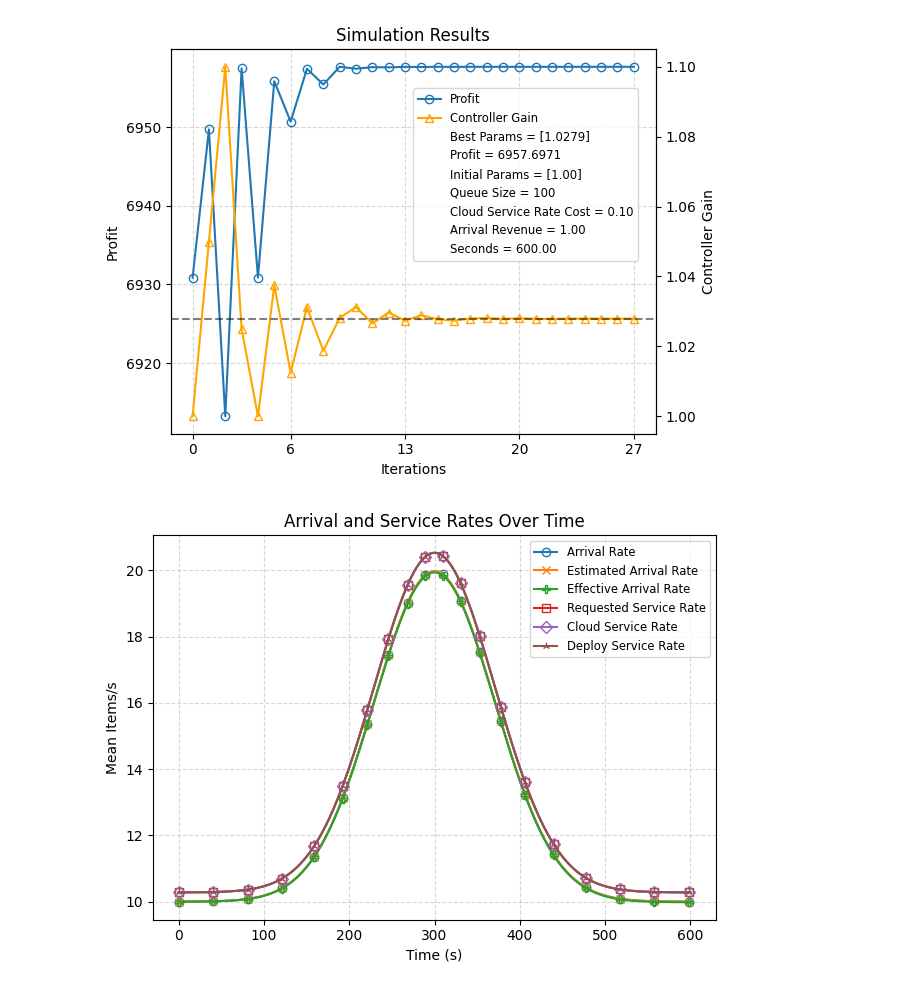
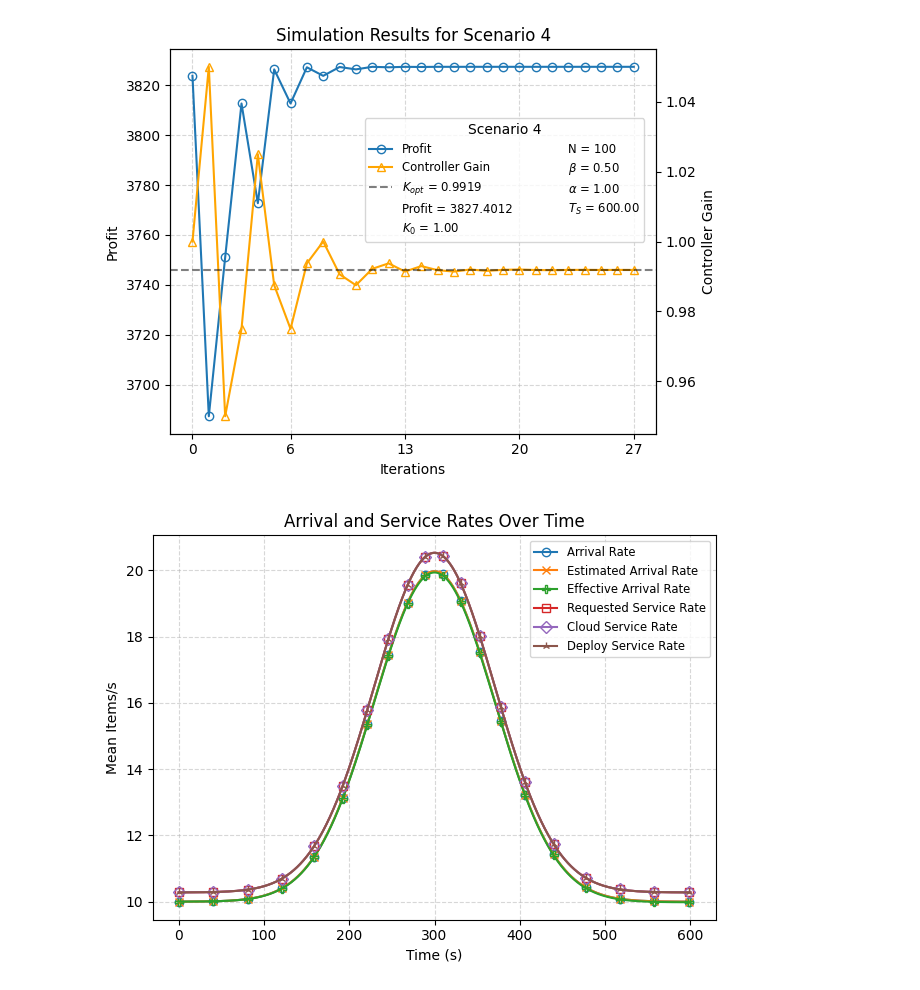
Before and after one commit to lucasbanunes/CPS767-monte-carlo-algorithms, a Jupyter notebook: project/plot_simulation.ipynb, the cells around one changed output. Saved outputs shown, nothing was run; the diff lists cells and outputs as text; code cells hidden in the pictures.

```diff
--- a/project/plot_simulation.ipynb
+++ b/project/plot_simulation.ipynb
@@ -31,0 +7,3 @@ queue_size_prob_100: float64
+# %%
+markevery=500
+results_dir = Path('simulation_results')
@@ -32,40 +33,45 @@ queue_size_prob_100: float64
 # %%
-def add_hyperparameters(ax):
-    best_controller_params_txt = ', '.join(f'{p:.4f}' for p in optimized_control_results.best_controller_params)
-    lines = ax.plot([], [], ' ', label=f'Best Params = [{best_controller_params_txt}]')
-    lines += ax.plot([], [], ' ', label=f'Profit = {-optimized_control_results.best_cost:.4f}')
-    initial_controller_params_txt = ', '.join(f'{p:.2f}' for p in optimized_control_results.initial_controller_params)
-    lines += ax.plot([], [], ' ', label=f'Initial Params = [{initial_controller_params_txt}]')
-    lines += ax.plot([], [], ' ', label=f'Queue Size = {optimized_control_results.queue_size}')
-    lines += ax.plot([], [], ' ', label=f'Cloud Service Rate Cost = {optimized_control_results.cloud_service_rate_cost:.2f}')
-    lines += ax.plot([], [], ' ', label=f'Arrival Revenue = {optimized_control_results.arrival_rate_revenue:.2f}')
-    lines += ax.plot([], [], ' ', label=f'Seconds = {optimized_control_results.seconds:.2f}')
+def add_hyperparameters(ax, results: OptimizedControlResults):
+    # best_controller_params_txt = ', '.join(f'{p:.4f}' for p in results.best_controller_params)
+    # lines = ax.plot([], [], ' ', label=rf'$K_{{opt}}$ = {best_controller_params_txt}')
+    lines = ax.plot([], [], ' ', label=f'Profit = {-results.best_cost:.4f}')
+    initial_controller_params_txt = ', '.join(f'{p:.2f}' for p in results.initial_controller_params)
+    lines += ax.plot([], [], ' ', label=f'$K_{{0}}$ = {initial_controller_params_txt}')
+    lines += ax.plot([], [], ' ', label=f'N = {results.queue_size}')
+    lines += ax.plot([], [], ' ', label=f'$\\beta$ = {results.cloud_service_rate_cost:.2f}')
+    lines += ax.plot([], [], ' ', label=f'$\\alpha$ = {results.arrival_rate_revenue:.2f}')
+    lines += ax.plot([], [], ' ', label=f'$T_S$ = {results.seconds:.2f}')
     return lines
 # %%
+plot_scenario = 4
 fig, ax = plt.subplots()
 ax.grid(linestyle='--', alpha=0.5)
-lines = ax.plot(-optimized_control_results.costs, label='Profit',
+lines = ax.plot(-scenarios[plot_scenario]['results'].costs, label='Profit',
                 markerfacecolor='None', marker='o')
 twinx = ax.twinx()
-lines += twinx.plot(optimized_control_results.controller_params[:, 0],
+lines += twinx.plot(scenarios[plot_scenario]['results'].controller_params[:, 0],
                     label='Controller Gain', color='orange',
                     marker='^', markerfacecolor='None')
-twinx.axhline(optimized_control_results.best_controller_params[0], linestyle='--', color='k', alpha=.5)
+lines.append(twinx.axhline(scenarios[plot_scenario]['results'].best_controller_params[0],
+                           linestyle='--', color='k', alpha=.5,
+                           label=f'$K_{{opt}}$ = {scenarios[plot_scenario]['results'].best_controller_params[0]:.4f}'))
 ax.set(
-    title='Simulation Results',
+    title=f'Simulation Results for Scenario {plot_scenario}',
     xlabel='Iterations',
     ylabel='Profit',
-    xticks=np.linspace(0, len(optimized_control_results.costs) - 1, 5,
+    xticks=np.linspace(0, len(scenarios[plot_scenario]['results'].costs) - 1, 5,
                        dtype=int),
 )
 twinx.set_ylabel('Controller Gain')
-lines += add_hyperparameters(ax)
+lines += add_hyperparameters(ax, scenarios[plot_scenario]['results'])
 ax.legend(lines, [line.get_label() for line in lines],
-          ncol=1, fontsize='small', loc=(0.5, 0.45))
+          ncol=2, fontsize='small', loc=(0.4, 0.5),
+          title=f'Scenario {plot_scenario}')
 fig.tight_layout()
-fig.savefig(results_dir / 'simulation_progression.png', dpi=300)
+fig.savefig(scenarios[plot_scenario]['simulation_dir'] /
+            'simulation_progression.png', dpi=300)
 # %% [output]
-[figure, old version]
+[figure, new version]
 # %%
 fig, ax = plt.subplots()
 ax.grid(linestyle='--', alpha=.5)
```
Also changed, not shown: parts of 3 cells of this notebook, 1 other file.
